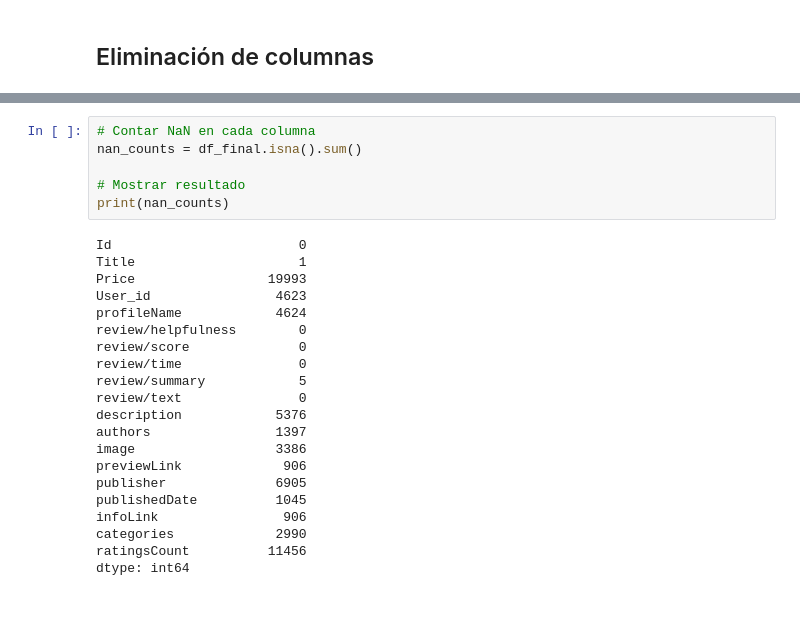
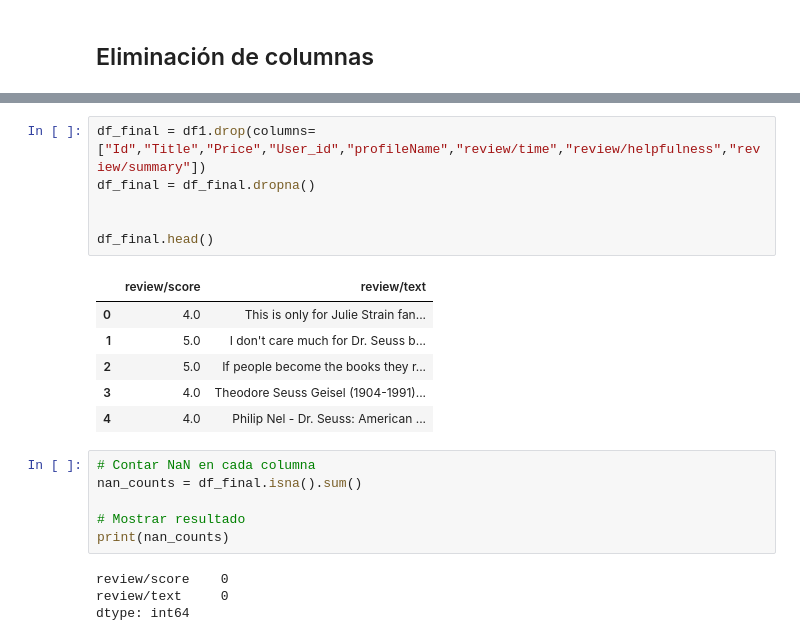
Before and after one commit to EUtrilla2002/ProyectoDatos, a Jupyter notebook: ProyectoDatos.ipynb, the cells around one changed output, grey strips where cells are left out. Cells and saved outputs as stored; diff of their text form; blank space fills up the shorter version.

```diff
--- a/ProyectoDatos.ipynb
+++ b/ProyectoDatos.ipynb
@@ -67,3 +78,16 @@ df_final = pd.read_csv("/content/drive/MyDrive/Datos/contenido_zip/base_combinad
+# %%
+df_final = df1.drop(columns=["Id","Title","Price","User_id","profileName","review/time","review/helpfulness","review/summary"])
+df_final = df_final.dropna()
+
+
+df_final.head()
+# %% [output]
+|  | review/score | review/text |
+| 0 | 4.0 | This is only for Julie Strain fan... |
+| 1 | 5.0 | I don't care much for Dr. Seuss b... |
+| 2 | 5.0 | If people become the books they r... |
+| 3 | 4.0 | Theodore Seuss Geisel (1904-1991)... |
+| 4 | 4.0 | Philip Nel - Dr. Seuss: American ... |
 # %%
 # Contar NaN en cada columna
 nan_counts = df_final.isna().sum()
@@ -71,23 +95,6 @@ nan_counts = df_final.isna().sum()
 # Mostrar resultado
 print(nan_counts)
 # %% [output]
-Id                        0
-Title                     1
-Price                 19993
-User_id                4623
-profileName            4624
-review/helpfulness        0
-review/score              0
-review/time               0
-review/summary            5
-review/text               0
-description            5376
-authors                1397
-image                  3386
-previewLink             906
-publisher              6905
-publishedDate          1045
-infoLink                906
-categories             2990
-ratingsCount          11456
+review/score    0
+review/text     0
 dtype: int64
```
Also changed, not shown: parts of 28 cells of this notebook.
